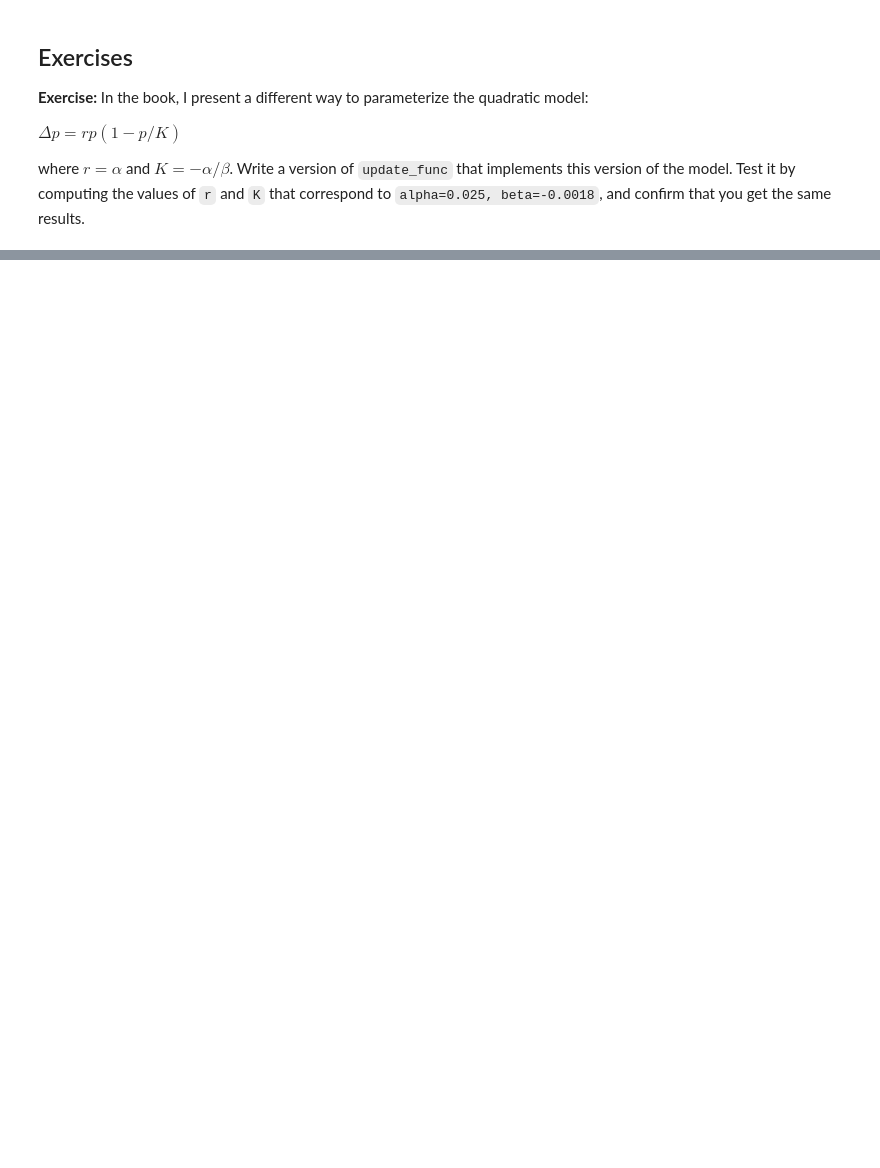
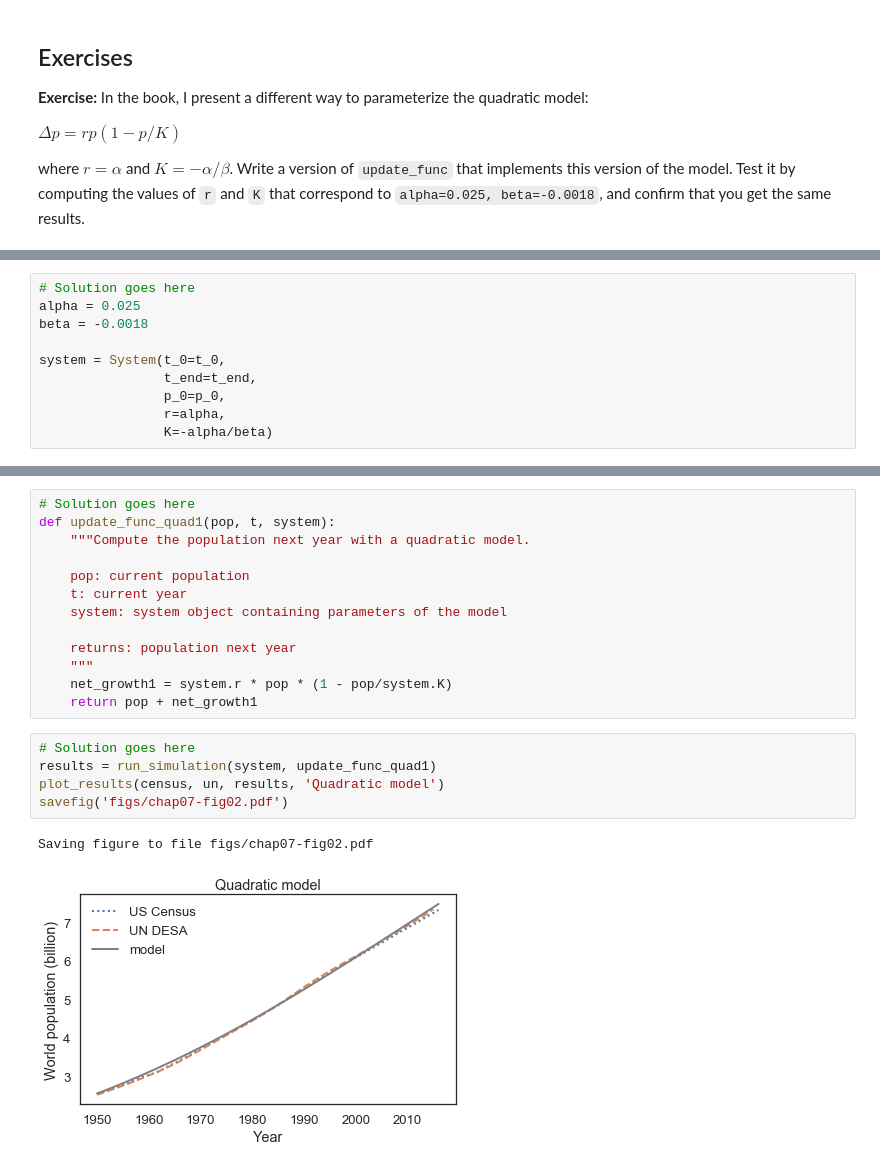
Before and after one commit to igukusamuel/DATA-604-Simulation-and-Modeling, a Jupyter notebook: chap07.ipynb, the cells around one changed output, grey strips where cells are left out. Drawn from its saved outputs; the diff is of its cells as text; blank space fills up the shorter version.

```diff
--- a/chap07.ipynb
+++ b/chap07.ipynb
@@ -227,0 +267,10 @@ where $r=\alpha$ and $K=-\alpha/\beta$.  Write a version of `update_func` that i
+# %%
+# Solution goes here
+alpha = 0.025
+beta = -0.0018
+
+system = System(t_0=t_0,
+                t_end=t_end,
+                p_0=p_0,
+                r=alpha,
+                K=-alpha/beta)
@@ -227,0 +284,21 @@ where $r=\alpha$ and $K=-\alpha/\beta$.  Write a version of `update_func` that i
+# %%
+# Solution goes here
+def update_func_quad1(pop, t, system):
+    """Compute the population next year with a quadratic model.
+
+    pop: current population
+    t: current year
+    system: system object containing parameters of the model
+
+    returns: population next year
+    """
+    net_growth1 = system.r * pop * (1 - pop/system.K)
+    return pop + net_growth1
+# %%
+# Solution goes here
+results = run_simulation(system, update_func_quad1)
+plot_results(census, un, results, 'Quadratic model')
+savefig('figs/chap07-fig02.pdf')
+# %% [output]
+Saving figure to file figs/chap07-fig02.pdf
+[figure, added]
```
Also changed, not shown: parts of 17 cells of this notebook.
